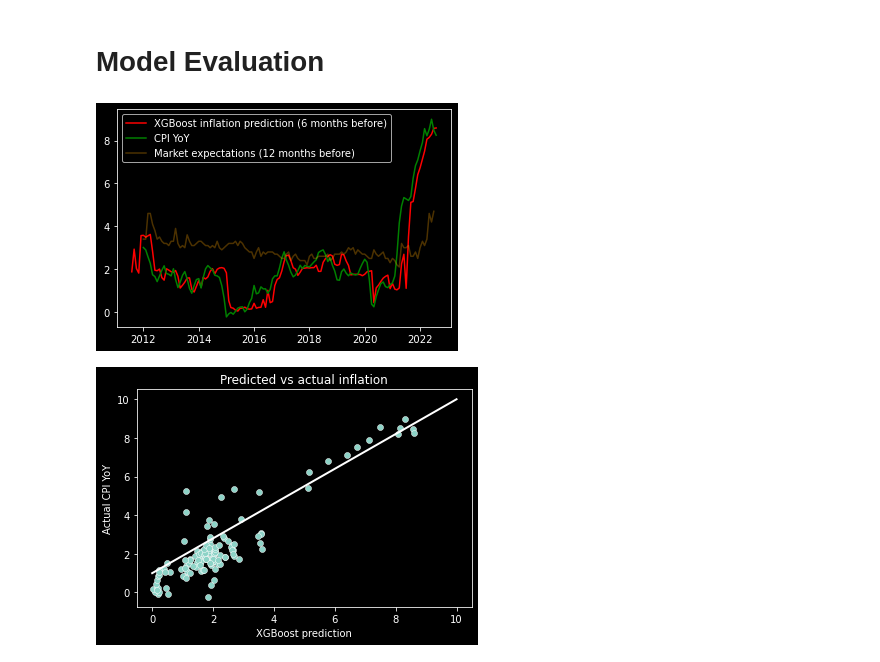
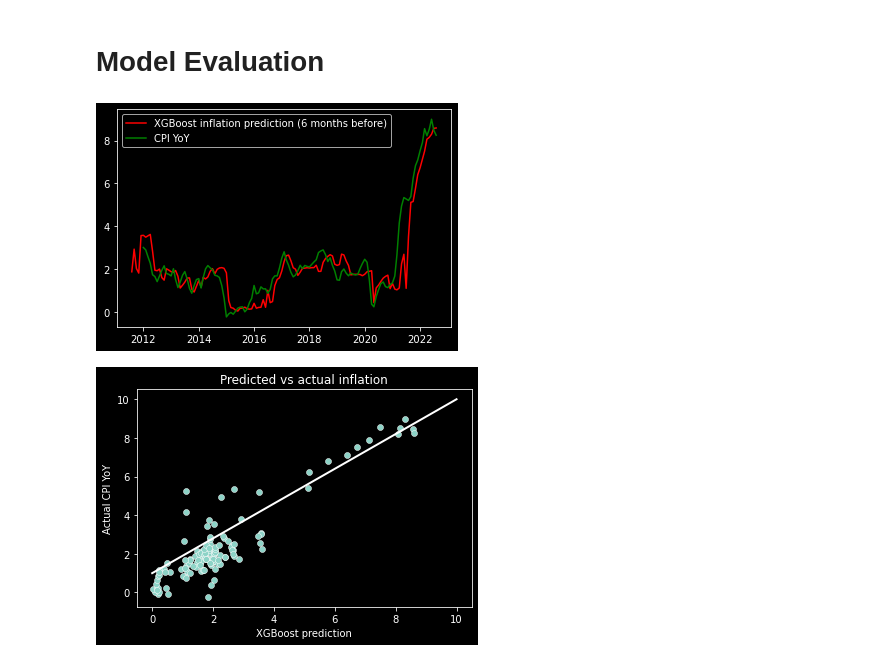
Before and after one commit to enexqnt/quantallocation, a Jupyter notebook: Inflation XGBoost.ipynb, the cells around one changed output. Saved outputs shown, nothing was run; the diff lists cells and outputs as text; code cells hidden in the pictures.

```diff
--- a/Inflation XGBoost.ipynb
+++ b/Inflation XGBoost.ipynb
@@ -185,12 +185,11 @@ for i in range(roll+forecast_windows,len(df_test)):
 # %%
 predicted_df=pd.DataFrame(predicted,index=df_test.iloc[forecast_windows+roll:].index)
 plt.plot(predicted_df,label='XGBoost inflation prediction (6 months before)',color='red')
 plt.plot(inflation['2012':],label='CPI YoY',color='green')
-plt.plot(expected['2011':].shift(12), label='Market expectations (12 months before)',alpha=0.3,color='orange')
 plt.legend()
 plt.show()
 # %% [output]
-[figure, old version]
+[figure, new version]
 # %%
 df['Actual Inflation']=inflation
 # %%
```
Also changed, not shown: parts of 1 cell of this notebook.
